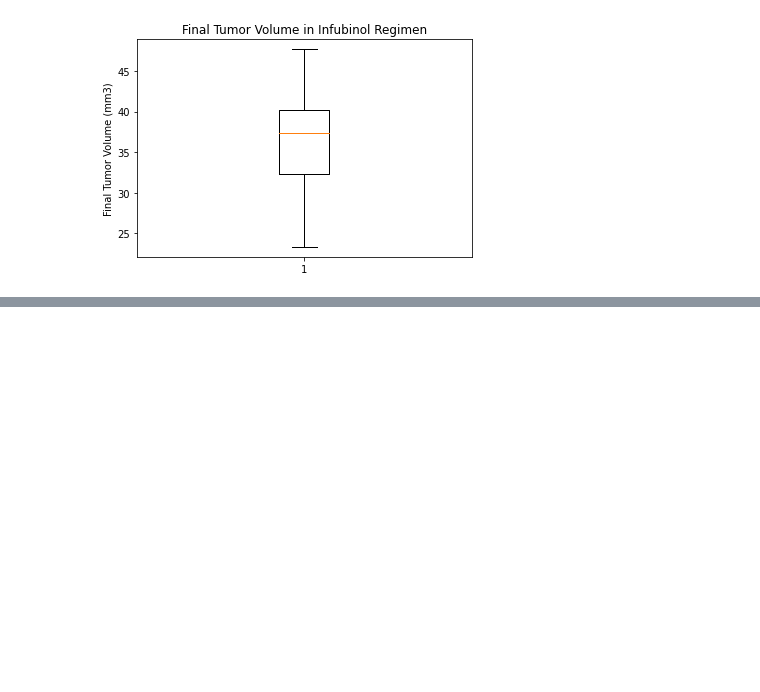
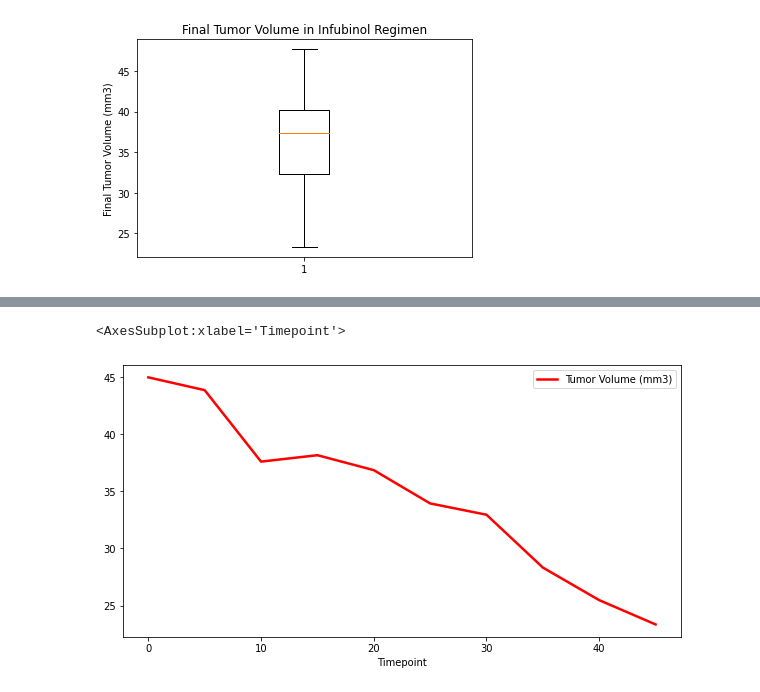
Before and after one commit to jacobhash570/Matplotlib---The-Power-of-Plots, a Jupyter notebook: Pymaceuticals.ipynb, the cells around one changed output, grey strips where cells are left out. Cells and saved outputs as stored; diff of their text form; code cells hidden in the pictures; blank space fills up the shorter version.

Commit message:
Line graph.

```diff
--- a/Pymaceuticals.ipynb
+++ b/Pymaceuticals.ipynb
@@ -369,3 +369,7 @@ ax1.boxplot(cap)
 plt.show()
 # %% [output]
 [figure]
+# %%
+capomulin_df = combined.loc[combined["Drug Regimen"] == "Capomulin"]
+capomulin_df = capomulin_df.reset_index()
+capomulin_df.head()
@@ -371,0 +383,3 @@ plt.show()
+# %%
+capo_mouse = capomulin_df.loc[capomulin_df["Mouse ID"] == "s185"]
+capo_mouse
@@ -371,0 +398,7 @@ plt.show()
+# %%
+capo_mouse = capo_mouse.loc[:, ["Timepoint", "Tumor Volume (mm3)"]]
+capo_mouse = capo_mouse.reset_index(drop=True)
+capo_mouse.set_index("Timepoint").plot(figsize=(10,5), linewidth=2.5, color="red")
+# %% [output]
+<AxesSubplot:xlabel='Timepoint'>
+[figure, added]
```
Also changed, not shown: parts of 2 cells of this notebook.
